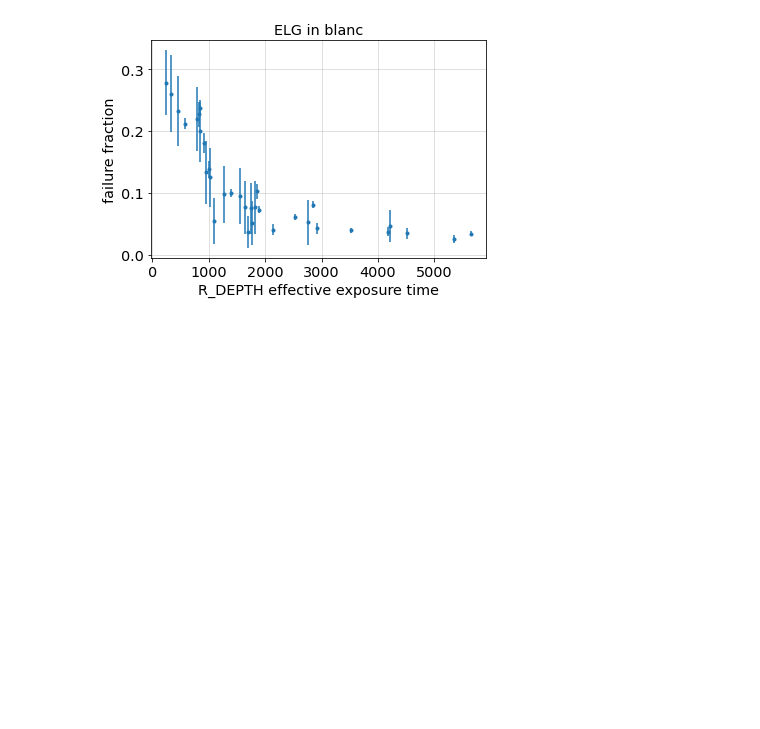
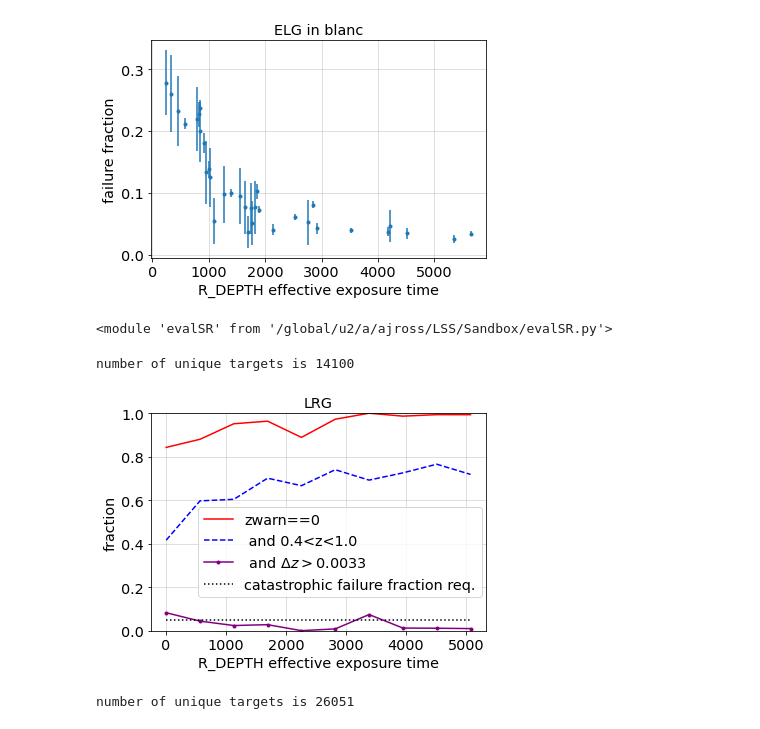
Before and after one commit to desihub/LSS, a Jupyter notebook: Sandbox/use_zcat.ipynb, the cells around one changed output. Saved outputs shown, nothing was run; the diff lists cells and outputs as text; code cells hidden in the pictures; blank space fills up the shorter version.

```diff
--- a/Sandbox/use_zcat.ipynb
+++ b/Sandbox/use_zcat.ipynb
@@ -94,0 +98,16 @@ number, fraction of failures, fraction of failures with zwarn==0
+# %%
+importlib.reload(evalSR)
+# %% [output]
+<module 'evalSR' from '/global/u2/a/ajross/LSS/Sandbox/evalSR.py'>
+# %%
+tf = evalSR.add_truth('LRG')
+# %% [output]
+number of unique targets is 14100
+# %%
+evalSR.effvsdepth(tf,'LRG',nbin=10,lplace=(.12,.12))
+# %% [output]
+[figure, added]
+# %%
+tf = evalSR.add_truth('ELG')
+# %% [output]
+number of unique targets is 26051
```
Also changed, not shown: parts of 9 cells of this notebook.
